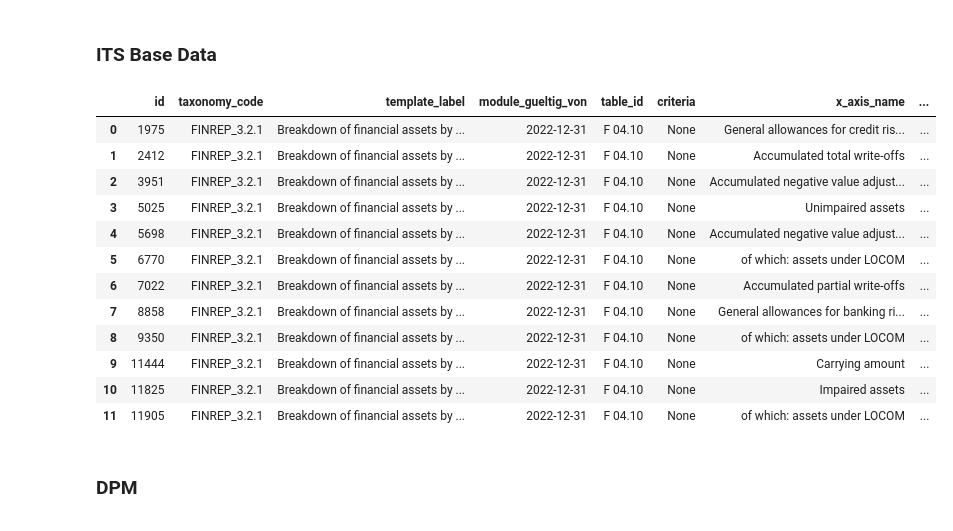
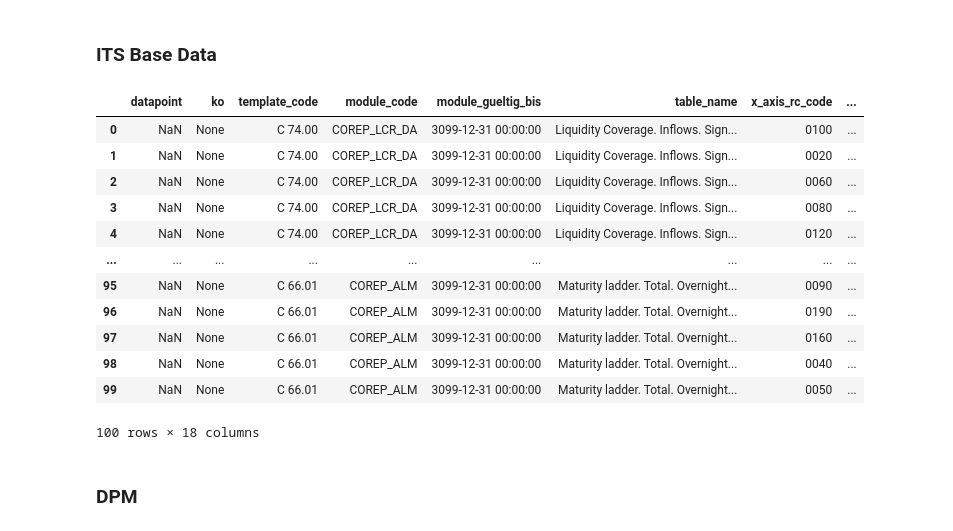
Before and after one commit to gauthy08/its_dpm, a Jupyter notebook: DB_queries.ipynb, the cells around one changed output. Saved outputs shown, nothing was run; the diff lists cells and outputs as text; code cells hidden in the pictures.

```diff
--- a/DB_queries.ipynb
+++ b/DB_queries.ipynb
@@ -108,42 +110,42 @@ df1
 # %%
 from sqlalchemy import and_
 
 def get_entries_by_code(code_value="ISFIN0009969"):
     session = SessionLocal()
     try:
-        entries = session.query(ITSBaseData).filter(
+        entries = session.query(ITSBaseData_new).filter(
             and_(
-                #ITSBaseData.konzept_code == code_value
-                ITSBaseData.table_id == 'F 04.10',
-                ITSBaseData.y_axis_rc_code == '0070'  # <--- hier die zusätzliche Spalte
+                #ITSBaseData_new.konzept_code == code_value
+                ITSBaseData_new.taxonomy_code == 'COREP_3.2'
+                #ITSBaseData_new.y_axis_rc_code == '0070'  # <--- hier die zusätzliche Spalte
             )).all()
         data = []
         for entry in entries:
             row = entry.__dict__
             row.pop("_sa_instance_state", None)
             data.append(row)
         df = pd.DataFrame(data)
         return df
     finally: session.close()
 pd.set_option('display.max_columns', None)
 df2 = get_entries_by_code()
 df2.head(100)
 
 #df2['module_id'].unique()
 # %% [output]
-|  | id | taxonomy_code | template_label | module_gueltig_von | table_id | criteria | x_axis_name | ... |
-| 0 | 1975 | FINREP_3.2.1 | Breakdown of financial assets by ... | 2022-12-31 | F 04.10 | None | General allowances for credit ris... | ... |
-| 1 | 2412 | FINREP_3.2.1 | Breakdown of financial assets by ... | 2022-12-31 | F 04.10 | None | Accumulated total write-offs | ... |
-| 2 | 3951 | FINREP_3.2.1 | Breakdown of financial assets by ... | 2022-12-31 | F 04.10 | None | Accumulated negative value adjust... | ... |
-| 3 | 5025 | FINREP_3.2.1 | Breakdown of financial assets by ... | 2022-12-31 | F 04.10 | None | Unimpaired assets | ... |
-| 4 | 5698 | FINREP_3.2.1 | Breakdown of financial assets by ... | 2022-12-31 | F 04.10 | None | Accumulated negative value adjust... | ... |
-| 5 | 6770 | FINREP_3.2.1 | Breakdown of financial assets by ... | 2022-12-31 | F 04.10 | None | of which: assets under LOCOM | ... |
-| 6 | 7022 | FINREP_3.2.1 | Breakdown of financial assets by ... | 2022-12-31 | F 04.10 | None | Accumulated partial write-offs | ... |
-| 7 | 8858 | FINREP_3.2.1 | Breakdown of financial assets by ... | 2022-12-31 | F 04.10 | None | General allowances for banking ri... | ... |
-| 8 | 9350 | FINREP_3.2.1 | Breakdown of financial assets by ... | 2022-12-31 | F 04.10 | None | of which: assets under LOCOM | ... |
-| 9 | 11444 | FINREP_3.2.1 | Breakdown of financial assets by ... | 2022-12-31 | F 04.10 | None | Carrying amount | ... |
-| 10 | 11825 | FINREP_3.2.1 | Breakdown of financial assets by ... | 2022-12-31 | F 04.10 | None | Impaired assets | ... |
-| 11 | 11905 | FINREP_3.2.1 | Breakdown of financial assets by ... | 2022-12-31 | F 04.10 | None | of which: assets under LOCOM | ... |
+|  | datapoint | ko | template_code | module_code | module_gueltig_bis | table_name | x_axis_rc_code | ... |
+| 0 | NaN | None | C 74.00 | COREP_LCR_DA | 3099-12-31 00:00:00 | Liquidity Coverage. Inflows. Sign... | 0100 | ... |
+| 1 | NaN | None | C 74.00 | COREP_LCR_DA | 3099-12-31 00:00:00 | Liquidity Coverage. Inflows. Sign... | 0020 | ... |
+| 2 | NaN | None | C 74.00 | COREP_LCR_DA | 3099-12-31 00:00:00 | Liquidity Coverage. Inflows. Sign... | 0060 | ... |
+| 3 | NaN | None | C 74.00 | COREP_LCR_DA | 3099-12-31 00:00:00 | Liquidity Coverage. Inflows. Sign... | 0080 | ... |
+| 4 | NaN | None | C 74.00 | COREP_LCR_DA | 3099-12-31 00:00:00 | Liquidity Coverage. Inflows. Sign... | 0120 | ... |
+| ... | ... | ... | ... | ... | ... | ... | ... | ... |
+| 95 | NaN | None | C 66.01 | COREP_ALM | 3099-12-31 00:00:00 | Maturity ladder. Total. Overnight... | 0090 | ... |
+| 96 | NaN | None | C 66.01 | COREP_ALM | 3099-12-31 00:00:00 | Maturity ladder. Total. Overnight... | 0190 | ... |
+| 97 | NaN | None | C 66.01 | COREP_ALM | 3099-12-31 00:00:00 | Maturity ladder. Total. Overnight... | 0160 | ... |
+| 98 | NaN | None | C 66.01 | COREP_ALM | 3099-12-31 00:00:00 | Maturity ladder. Total. Overnight... | 0040 | ... |
+| 99 | NaN | None | C 66.01 | COREP_ALM | 3099-12-31 00:00:00 | Maturity ladder. Total. Overnight... | 0050 | ... |
+100 rows × 18 columns
 # %% [markdown]
 ### DPM
 # %%
```
Also changed, not shown: parts of 1 cell of this notebook, 7 other files.
